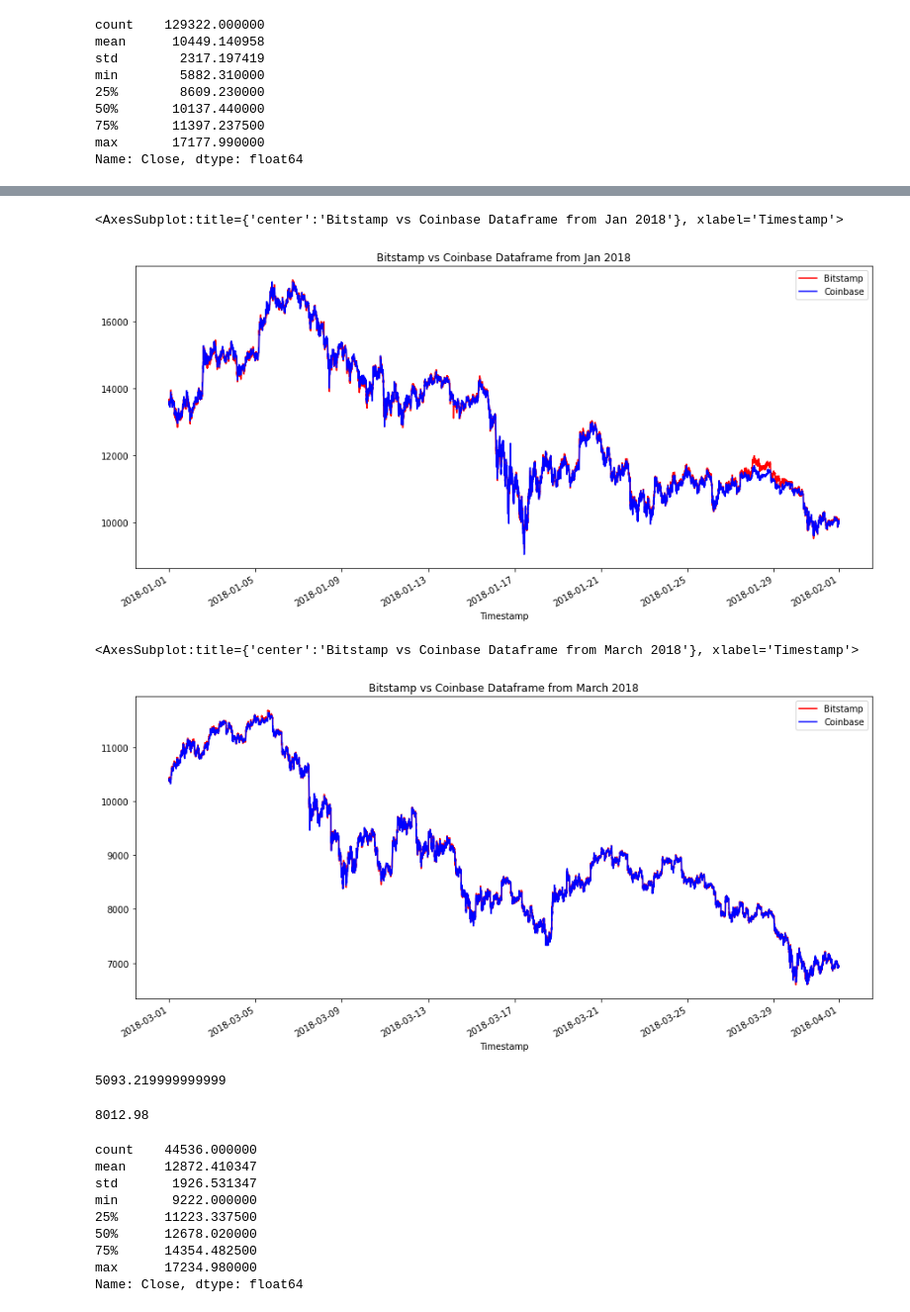
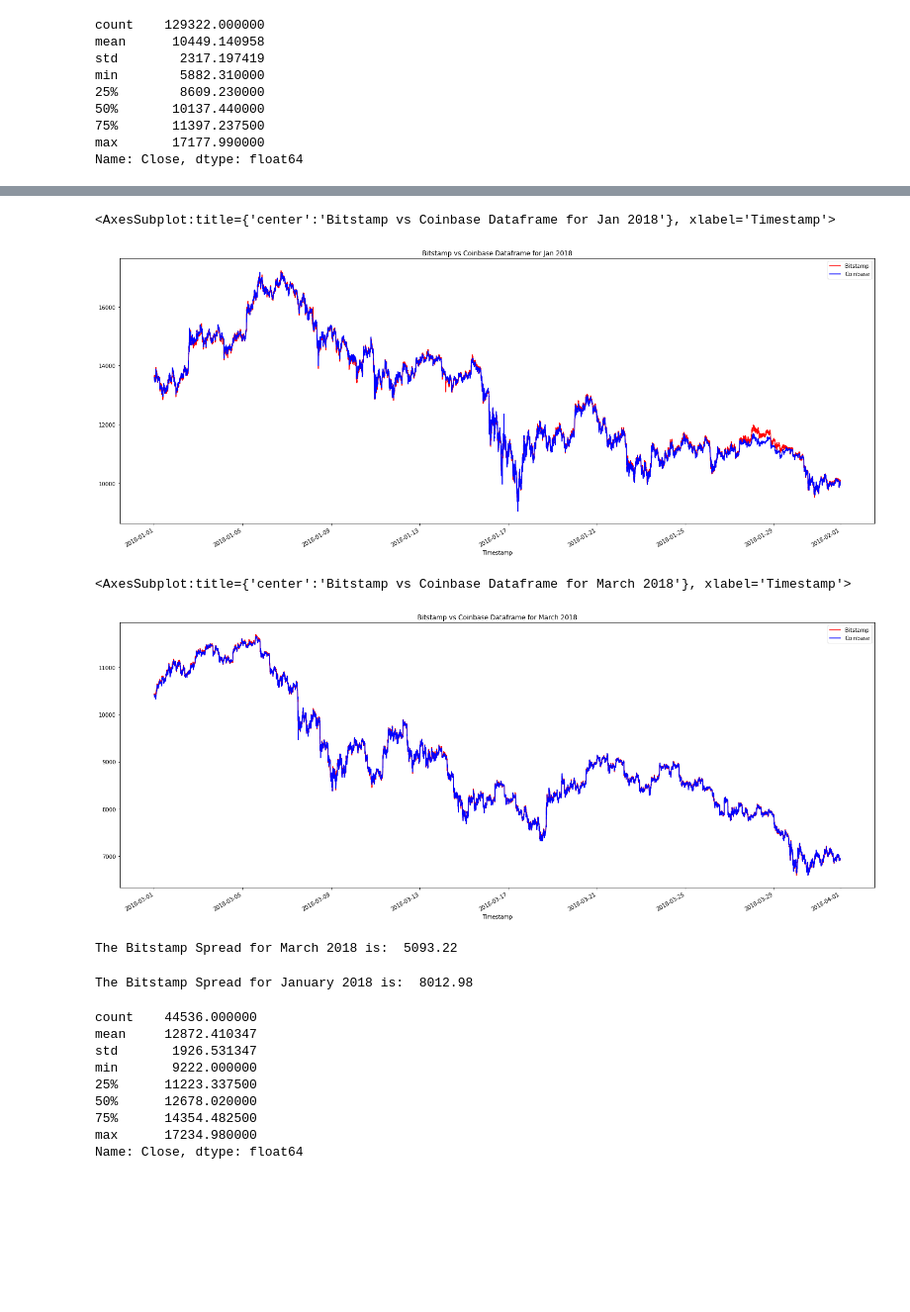
Before and after one commit to yanickw/crypto_arbitrage, a Jupyter notebook: crypto_arbitrage.ipynb, the cells around one changed output, grey strips where cells are left out. Shown: that part at 99% size. Saved outputs shown, nothing was run; the diff lists cells and outputs as text; code cells hidden in the pictures; blank space fills up the shorter version.

```diff
--- a/crypto_arbitrage.ipynb
+++ b/crypto_arbitrage.ipynb
@@ -346,33 +310,43 @@ coinbase_sliced.plot(legend=True, figsize=(15,7), color="blue", label="Coinbase"
 # %%
-# Using the loc and plot functions, create an overlay plot that visualizes
-# the price action of both DataFrames for a one month period early in the dataset
-# Be sure to include the parameters: legend, figure size, title, and color and label
-bitstamp_sliced.loc["2018-01-01":"2018-01-31"].plot(legend=True, figsize=(15,7), title="Bitstamp vs Coinbase Dataframe from Jan 2018", color="red", label="Bitstamp")
-coinbase_sliced.loc["2018-01-01":"2018-01-31"].plot(legend=True, figsize=(15,7), color="blue", label="Coinbase")
+# Overlay plot that visualizes the price action of both DataFrames for January 2018 using the loc and plot functions .
+bitstamp_sliced.loc["2018-01-01":"2018-01-31"].plot(legend=True, figsize=(25,10), title="Bitstamp vs Coinbase Dataframe for Jan 2018", color="red", label="Bitstamp")
+coinbase_sliced.loc["2018-01-01":"2018-01-31"].plot(legend=True, figsize=(25,10), color="blue", label="Coinbase")
 # %% [output]
-<AxesSubplot:title={'center':'Bitstamp vs Coinbase Dataframe from Jan 2018'}, xlabel='Timestamp'>
+<AxesSubplot:title={'center':'Bitstamp vs Coinbase Dataframe for Jan 2018'}, xlabel='Timestamp'>
-[figure, old version]
+[figure, new version]
 # %%
-# Using the loc and plot functions, create an overlay plot that visualizes
-# the price action of both DataFrames for a one month period later in the dataset
-# Be sure to include the parameters: legend, figure size, title, and color and label
-bitstamp_sliced.loc["2018-03-01":"2018-03-31"].plot(legend=True, figsize=(15,7), title="Bitstamp vs Coinbase Dataframe from March 2018", color="red", label="Bitstamp")
-coinbase_sliced.loc["2018-03-01":"2018-03-31"].plot(legend=True, figsize=(15,7), color="blue", label="Coinbase")
+# Overlay plot that visualizes the price action of both DataFrames for March 2018 using the loc and plot functions .
+bitstamp_sliced.loc["2018-03-01":"2018-03-31"].plot(legend=True, figsize=(25,10), title="Bitstamp vs Coinbase Dataframe for March 2018", color="red", label="Bitstamp")
+coinbase_sliced.loc["2018-03-01":"2018-03-31"].plot(legend=True, figsize=(25,10), color="blue", label="Coinbase")
 # %% [output]
-<AxesSubplot:title={'center':'Bitstamp vs Coinbase Dataframe from March 2018'}, xlabel='Timestamp'>
+<AxesSubplot:title={'center':'Bitstamp vs Coinbase Dataframe for March 2018'}, xlabel='Timestamp'>
-[figure, old version]
+[figure, new version]
 # %%
+# BitStamp Min for March 2018.
 bitstamp_sliced_march_min = bitstamp_sliced.loc["2018-03-01":"2018-03-31"].min()
+
+#BitStamp Max for March 2018.
 bitstamp_sliced_march_max = bitstamp_sliced.loc["2018-03-01":"2018-03-31"].max()
+
+#BitStamp Spread for March 2018.
 bitstamp_sliced_march_spread = bitstamp_sliced_march_max - bitstamp_sliced_march_min
-bitstamp_sliced_march_spread
+
+# Print Bitstamp Spread for March 2018.
+print(f"The Bitstamp Spread for March 2018 is: {bitstamp_sliced_march_spread: .2f}")
 # %% [output]
-5093.219999999999
+The Bitstamp Spread for March 2018 is:  5093.22
 # %%
+# BitStamp Min for January 2018.
 bitstamp_sliced_jan_min = bitstamp_sliced.loc["2018-01-01":"2018-01-31"].min()
+
+#BitStamp Max for January 2018.
 bitstamp_sliced_jan_max = bitstamp_sliced.loc["2018-01-01":"2018-01-31"].max()
+
+#BitStamp Spread for January 2018.
 bitstamp_sliced_jan_spread = bitstamp_sliced_jan_max - bitstamp_sliced_jan_min
-bitstamp_sliced_jan_spread
+
+# Print Bitstamp Spread for January 2018.
+print(f"The Bitstamp Spread for January 2018 is: {bitstamp_sliced_jan_spread: .2f}")
 # %% [output]
-8012.98
+The Bitstamp Spread for January 2018 is:  8012.98
 # %%
```
Also changed, not shown: parts of 63 cells of this notebook, 1 other file.
